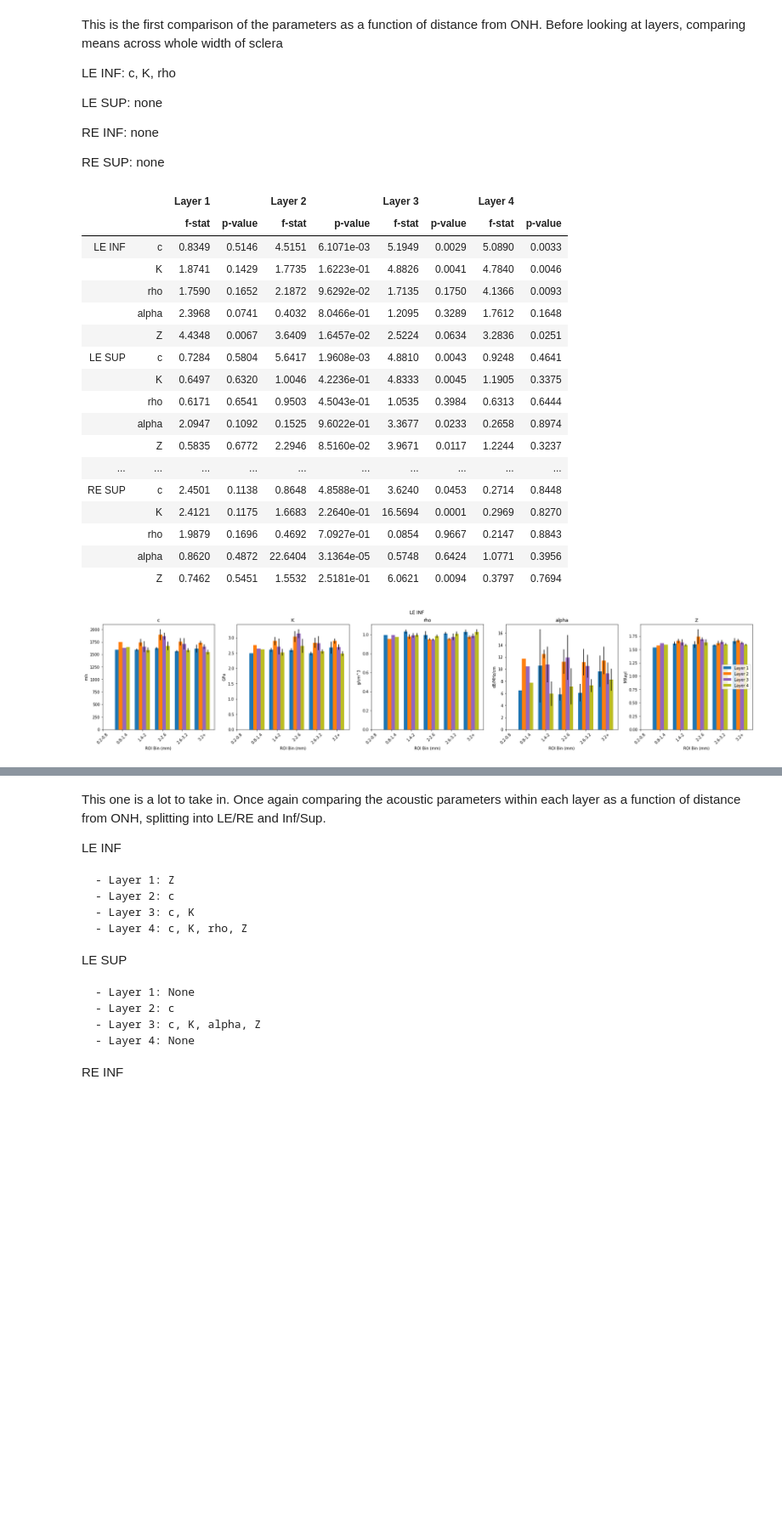
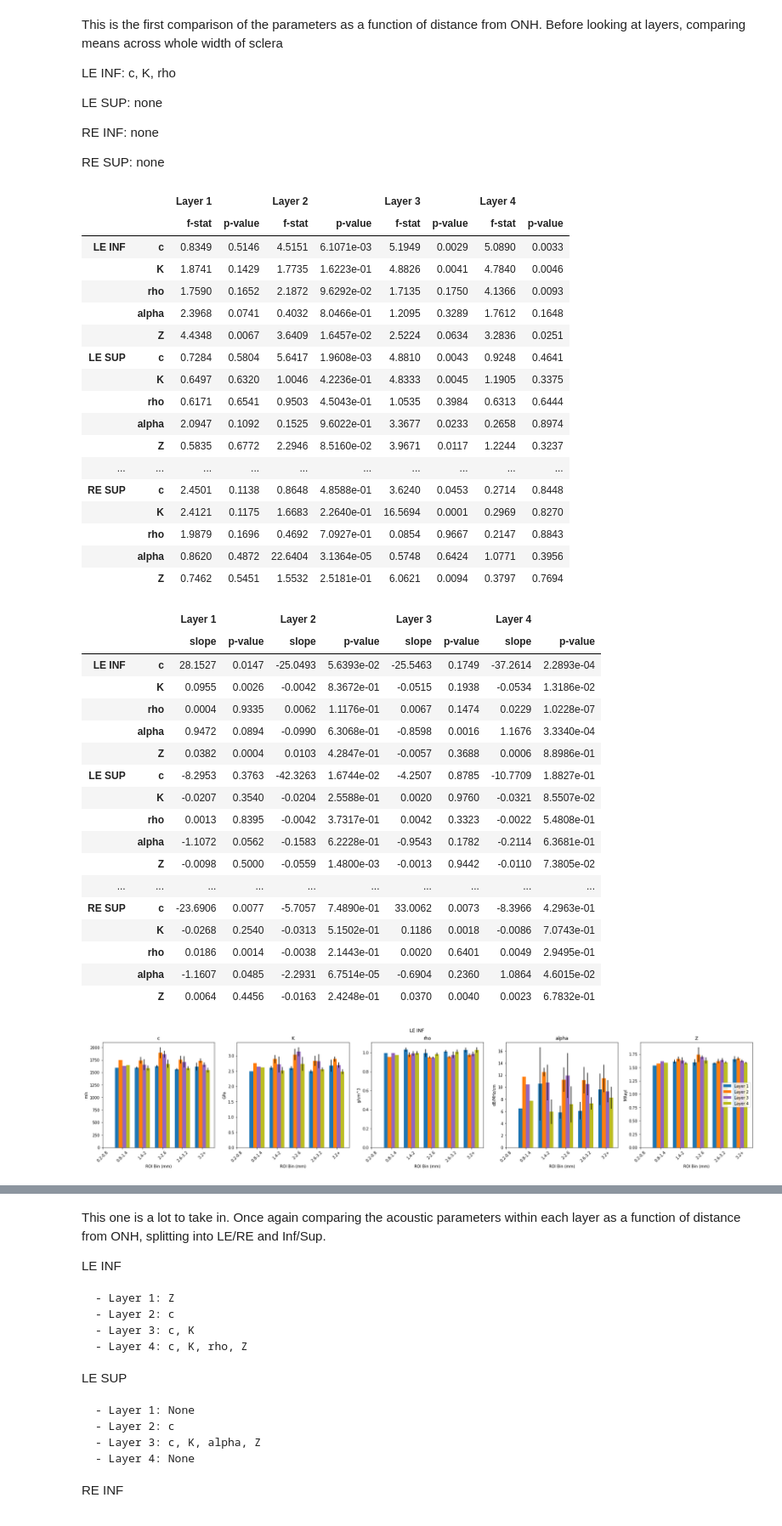
Before and after one commit to cameronhoerig/Riverside, a Jupyter notebook: SAM_Layering/QAM_Only_Hoang_Spreadsheet/QAM_Results_All_Eyes.ipynb, the cells around one changed output, grey strips where cells are left out. Shown at 85% size. Cells and saved outputs as stored; diff of their text form; code cells hidden in the pictures; blank space fills up the shorter version.

```diff
--- a/SAM_Layering/QAM_Only_Hoang_Spreadsheet/QAM_Results_All_Eyes.ipynb
+++ b/SAM_Layering/QAM_Only_Hoang_Spreadsheet/QAM_Results_All_Eyes.ipynb
@@ -892,17 +919,20 @@ num_bins = len(roi_bins)
 x_pos = np.linspace(-num_bins/2,num_bins/2,num_bins)
 x_offsets = np.asarray([-1.5, -0.5, 0.5, 1.5])
 temp_df_list = []
+temp_reg_df_list = []
 
 for ee, this_eye in enumerate(eye_list):
     for rr, this_reg in enumerate(reg_list):
         this_df = in_data[in_data['Eye'] == this_eye]
         this_df = this_df[this_df['Region'] == this_reg]
         temp_res = np.zeros((num_param,2))
+        temp_lin_res = np.zeros((num_param,2))
 
         this_fig, this_ax = plt.subplots(1,num_param,figsize=((6*num_param,5)))
         this_ax = this_ax.ravel()
 
         temp_layer_df = []
+        temp_layer_reg_df = []
         for ll in range(4): # Loop over the layers
             for pp, this_param in enumerate(param_list): # loop over the acoustic parameters list
 
@@ -939,14 +969,29 @@ for ee, this_eye in enumerate(eye_list):
                 this_f, this_p = scipy.stats.f_oneway(*copy_list) # the '*' is used to unpack the argument list
                 temp_res[pp,:] = [this_f,this_p]
 
+                fit_y = layer_df.groupby('ROI',as_index=False).mean()[this_param].values.reshape((-1,1))
+                fit_x = layer_df.groupby('ROI',as_index=False).mean()['ROI'].values.reshape((-1,1))
+                slope, intercept, r_value, p_value, std_err = scipy.stats.linregress(fit_x.ravel(),fit_y.ravel())
+                temp_lin_res[pp,:] = [slope, p_value]
+
             temp_df = pd.DataFrame(temp_res,columns=['f-stat','p-value'],index=param_list)
             temp_df.columns = pd.MultiIndex.from_product([[f'Layer {ll+1}'], temp_df.columns])
 
             temp_layer_df.append(temp_df.copy())
 
+            # Gather linear regression results
+            temp_df = pd.DataFrame(temp_lin_res,columns=['slope','p-value'],index=param_list)
+            temp_df.columns = pd.MultiIndex.from_product([[f'Layer {ll+1}'],temp_df.columns])
+            temp_layer_reg_df.append(temp_df.copy())
+
+
         temp_df = pd.concat(temp_layer_df,axis=1)
         temp_df.index = pd.MultiIndex.from_product([[this_eye+' '+this_reg], temp_df.index])
         temp_df_list.append(temp_df.copy())
+
+        temp_df = pd.concat(temp_layer_reg_df,axis=1)
+        temp_df.index = pd.MultiIndex.from_product([[this_eye+' '+this_reg], temp_df.index])
+        temp_reg_df_list.append(temp_df.copy())
 
         this_ax[-1].legend(['Layer 1','Layer 2','Layer 3','Layer 4'],loc='center right')
         this_fig.suptitle(f"{this_eye} {this_reg}")
@@ -954,35 +999,56 @@ for ee, this_eye in enumerate(eye_list):
         save_str = f"param_by_layer_roi_{this_eye}_{this_reg}.png"
 
         this_fig.savefig(save_str,dpi=200,bbox_inches='tight')
 
         temp_df = pd.DataFrame(temp_res,columns=['f-stat','p-value'],index=param_list)
 
 
 
+full_df = pd.concat(temp_df_list,axis=0)
+#full_df.index = pd.MultiIndex.from_product([['ANOVA'], full_df.index])
 
-
-full_df = pd.concat(temp_df_list,axis=0)
+full_reg_df = pd.concat(temp_reg_df_list,axis=0)
+#full_reg_df.index = pd.MultiIndex.from_product([['Lin. Reg.'], full_reg_df.index])
 
 display(full_df)
+display(full_reg_df)
 # %% [output]
 |  |  | Layer 1 |  | Layer 2 |  | Layer 3 |  | Layer 4 |  |
 |  |  | f-stat | p-value | f-stat | p-value | f-stat | p-value | f-stat | p-value |
 | LE INF | c | 0.8349 | 0.5146 | 4.5151 | 6.1071e-03 | 5.1949 | 0.0029 | 5.0890 | 0.0033 |
 |  | K | 1.8741 | 0.1429 | 1.7735 | 1.6223e-01 | 4.8826 | 0.0041 | 4.7840 | 0.0046 |
 |  | rho | 1.7590 | 0.1652 | 2.1872 | 9.6292e-02 | 1.7135 | 0.1750 | 4.1366 | 0.0093 |
 |  | alpha | 2.3968 | 0.0741 | 0.4032 | 8.0466e-01 | 1.2095 | 0.3289 | 1.7612 | 0.1648 |
 |  | Z | 4.4348 | 0.0067 | 3.6409 | 1.6457e-02 | 2.5224 | 0.0634 | 3.2836 | 0.0251 |
 | LE SUP | c | 0.7284 | 0.5804 | 5.6417 | 1.9608e-03 | 4.8810 | 0.0043 | 0.9248 | 0.4641 |
 |  | K | 0.6497 | 0.6320 | 1.0046 | 4.2236e-01 | 4.8333 | 0.0045 | 1.1905 | 0.3375 |
 |  | rho | 0.6171 | 0.6541 | 0.9503 | 4.5043e-01 | 1.0535 | 0.3984 | 0.6313 | 0.6444 |
 |  | alpha | 2.0947 | 0.1092 | 0.1525 | 9.6022e-01 | 3.3677 | 0.0233 | 0.2658 | 0.8974 |
 |  | Z | 0.5835 | 0.6772 | 2.2946 | 8.5160e-02 | 3.9671 | 0.0117 | 1.2244 | 0.3237 |
 | ... | ... | ... | ... | ... | ... | ... | ... | ... | ... |
 | RE SUP | c | 2.4501 | 0.1138 | 0.8648 | 4.8588e-01 | 3.6240 | 0.0453 | 0.2714 | 0.8448 |
 |  | K | 2.4121 | 0.1175 | 1.6683 | 2.2640e-01 | 16.5694 | 0.0001 | 0.2969 | 0.8270 |
 |  | rho | 1.9879 | 0.1696 | 0.4692 | 7.0927e-01 | 0.0854 | 0.9667 | 0.2147 | 0.8843 |
 |  | alpha | 0.8620 | 0.4872 | 22.6404 | 3.1364e-05 | 0.5748 | 0.6424 | 1.0771 | 0.3956 |
 |  | Z | 0.7462 | 0.5451 | 1.5532 | 2.5181e-01 | 6.0621 | 0.0094 | 0.3797 | 0.7694 |
+|  |  | Layer 1 |  | Layer 2 |  | Layer 3 |  | Layer 4 |  |
+|  |  | slope | p-value | slope | p-value | slope | p-value | slope | p-value |
+| LE INF | c | 28.1527 | 0.0147 | -25.0493 | 5.6393e-02 | -25.5463 | 0.1749 | -37.2614 | 2.2893e-04 |
+|  | K | 0.0955 | 0.0026 | -0.0042 | 8.3672e-01 | -0.0515 | 0.1938 | -0.0534 | 1.3186e-02 |
+|  | rho | 0.0004 | 0.9335 | 0.0062 | 1.1176e-01 | 0.0067 | 0.1474 | 0.0229 | 1.0228e-07 |
+|  | alpha | 0.9472 | 0.0894 | -0.0990 | 6.3068e-01 | -0.8598 | 0.0016 | 1.1676 | 3.3340e-04 |
+|  | Z | 0.0382 | 0.0004 | 0.0103 | 4.2847e-01 | -0.0057 | 0.3688 | 0.0006 | 8.8986e-01 |
+| LE SUP | c | -8.2953 | 0.3763 | -42.3263 | 1.6744e-02 | -4.2507 | 0.8785 | -10.7709 | 1.8827e-01 |
+|  | K | -0.0207 | 0.3540 | -0.0204 | 2.5588e-01 | 0.0020 | 0.9760 | -0.0321 | 8.5507e-02 |
+|  | rho | 0.0013 | 0.8395 | -0.0042 | 3.7317e-01 | 0.0042 | 0.3323 | -0.0022 | 5.4808e-01 |
+|  | alpha | -1.1072 | 0.0562 | -0.1583 | 6.2228e-01 | -0.9543 | 0.1782 | -0.2114 | 6.3681e-01 |
+|  | Z | -0.0098 | 0.5000 | -0.0559 | 1.4800e-03 | -0.0013 | 0.9442 | -0.0110 | 7.3805e-02 |
+| ... | ... | ... | ... | ... | ... | ... | ... | ... | ... |
+| RE SUP | c | -23.6906 | 0.0077 | -5.7057 | 7.4890e-01 | 33.0062 | 0.0073 | -8.3966 | 4.2963e-01 |
+|  | K | -0.0268 | 0.2540 | -0.0313 | 5.1502e-01 | 0.1186 | 0.0018 | -0.0086 | 7.0743e-01 |
+|  | rho | 0.0186 | 0.0014 | -0.0038 | 2.1443e-01 | 0.0020 | 0.6401 | 0.0049 | 2.9495e-01 |
+|  | alpha | -1.1607 | 0.0485 | -2.2931 | 6.7514e-05 | -0.6904 | 0.2360 | 1.0864 | 4.6015e-02 |
+|  | Z | 0.0064 | 0.4456 | -0.0163 | 2.4248e-01 | 0.0370 | 0.0040 | 0.0023 | 6.7832e-01 |
 [figure]
 [figure]
 [figure]
```
Also changed, not shown: parts of 7 cells of this notebook.
